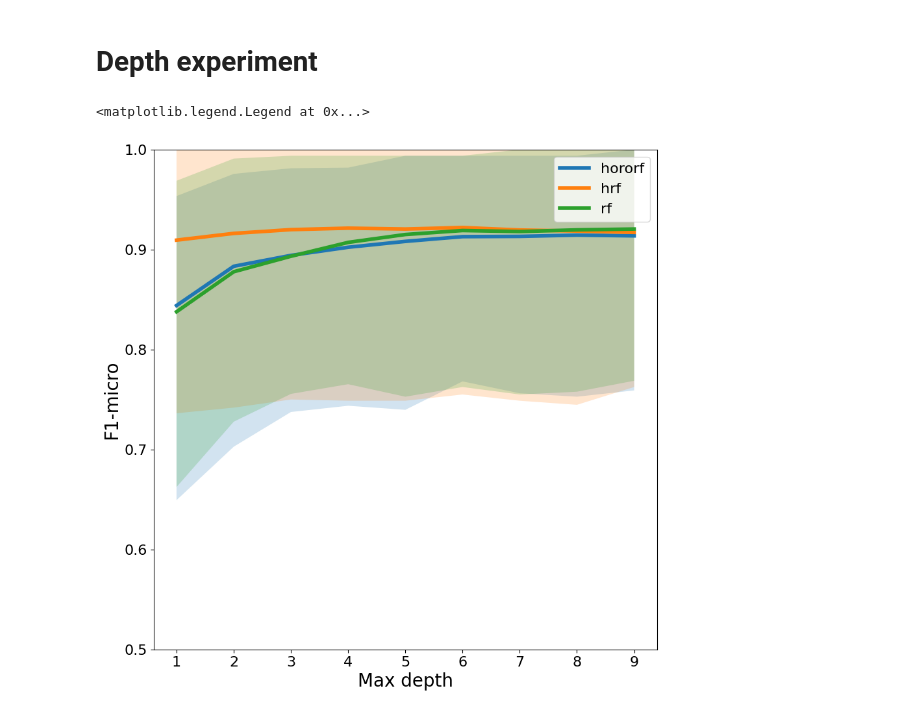
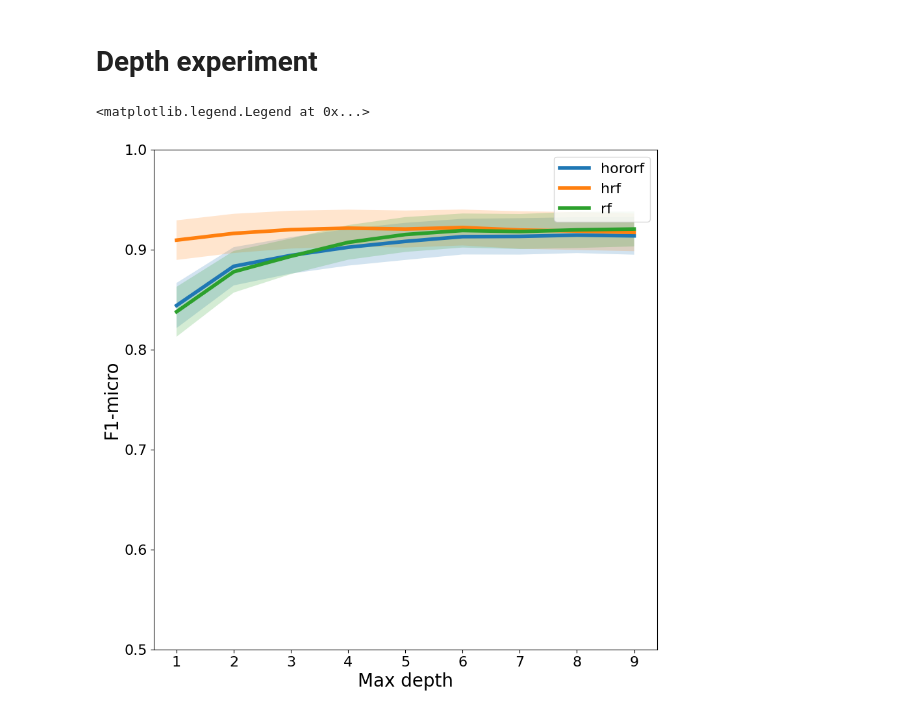
Before and after one commit to pchlenski/hyperdt, a Jupyter notebook: notebooks/30_other_scaling.ipynb, the cells around one changed output. Saved outputs shown, nothing was run; the diff lists cells and outputs as text; code cells hidden in the pictures.

```diff
--- a/notebooks/30_other_scaling.ipynb
+++ b/notebooks/30_other_scaling.ipynb
@@ -232,32 +220,36 @@ plt.show()
 # %%
 # I decided to factor out this code to the script `maxdepth_benchmarks.py`
 # Results are in data/processed/depth_benchmark
 
 big_depth_results = pd.read_table("../data/processed/depth_benchmark/hororf_results.tsv")
 big_depth_times = pd.read_table("../data/processed/depth_benchmark/hororf_times.tsv")
 
 # Merge
 big_depth_results = big_depth_results.merge(big_depth_times, on=["max_depth", "seed", "clf"])
 
 # Plot accuracies
 means = big_depth_results.groupby(["max_depth", "clf"]).mean().reset_index()
-lo = big_depth_results.groupby(["max_depth", "clf"]).quantile(0.05).reset_index()
-hi = big_depth_results.groupby(["max_depth", "clf"]).quantile(0.95).reset_index()
+# lo = big_depth_results.groupby(["max_depth", "clf"]).quantile(0.05).reset_index()
+# hi = big_depth_results.groupby(["max_depth", "clf"]).quantile(0.95).reset_index()
+stderr = big_depth_results.groupby(["max_depth", "clf"]).std() / np.sqrt(N_TRIALS)
+stderr = stderr.reset_index()
 
 fig, ax = plt.subplots(figsize=(10, 10))
 for clf in means["clf"].unique():
     ax.plot(means[means["clf"] == clf]["max_depth"], means[means["clf"] == clf]["f1_micro"], label=clf, lw=4)
+    means_clf = means[means["clf"] == clf]
+    stderr_clf = stderr[stderr["clf"] == clf]
     ax.fill_between(
-        means[means["clf"] == clf]["max_depth"],
-        lo[lo["clf"] == clf]["f1_micro"],
-        hi[hi["clf"] == clf]["f1_micro"],
+        means_clf["max_depth"],
+        means_clf["f1_micro"] - stderr_clf["f1_micro"],
+        means_clf["f1_micro"] + stderr_clf["f1_micro"],
         alpha=0.2,
     )
 
 ax.set_ylim(0.5, 1)
 ax.set_xlabel("Max depth")
 ax.set_ylabel("F1-micro")
 ax.legend()
 # %% [output]
 <matplotlib.legend.Legend at 0x...>
-[figure, old version]
+[figure, new version]
```
Also changed, not shown: parts of 7 cells of this notebook, 2 other files.
